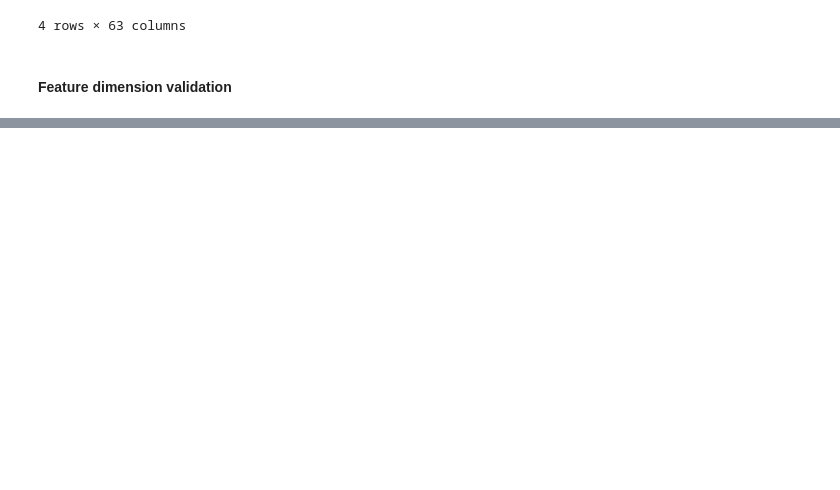
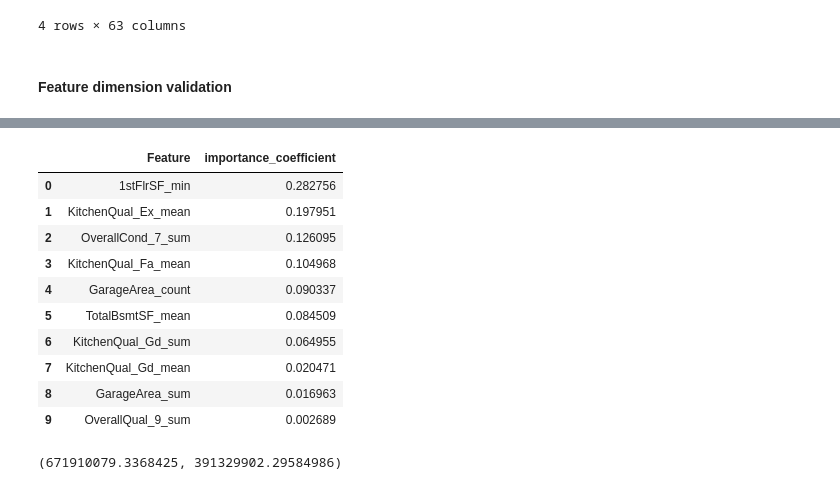
Before and after one commit to fokhrun/heritage_housing, a Jupyter notebook: jupyter_notebooks/model_training.ipynb, the cells around one changed output, grey strips where cells are left out. Drawn from its saved outputs; the diff is of its cells as text; code cells hidden in the pictures; blank space fills up the shorter version.

```diff
--- a/jupyter_notebooks/model_training.ipynb
+++ b/jupyter_notebooks/model_training.ipynb
@@ -445,0 +546,29 @@ assert training_features.shape[1] - 1 == prediction_features.shape[1]
+# %%
+feature_importance = pd.DataFrame(columns=["Feature", "importance_coefficient"])
+importances = xgb_opt.feature_importances_
+for idx in range(len(X_train.columns) - 1):
+    feat = X_train.columns[idx]
+    coeff = importances[idx]
+    feature_importance.loc[idx] = (feat, coeff)
+feature_importance = feature_importance\
+    .sort_values(by="importance_coefficient", ascending=False)\
+    .reset_index(drop=True)
+feature_importance.head(10)
+# %% [output]
+|  | Feature | importance_coefficient |
+| 0 | 1stFlrSF_min | 0.282756 |
+| 1 | KitchenQual_Ex_mean | 0.197951 |
+| 2 | OverallCond_7_sum | 0.126095 |
+| 3 | KitchenQual_Fa_mean | 0.104968 |
+| 4 | GarageArea_count | 0.090337 |
+| 5 | TotalBsmtSF_mean | 0.084509 |
+| 6 | KitchenQual_Gd_sum | 0.064955 |
+| 7 | KitchenQual_Gd_mean | 0.020471 |
+| 8 | GarageArea_sum | 0.016963 |
+| 9 | OverallQual_9_sum | 0.002689 |
+# %%
+y_pred_main = xgb_main.predict(X_test)
+y_pred_opt = xgb_opt.predict(X_test)
+mean_squared_error(y_test, y_pred_main), mean_squared_error(y_test, y_pred_opt),
+# %% [output]
+(671910079.3368425, 391329902.29584986)
```
Also changed, not shown: parts of 18 cells of this notebook.
